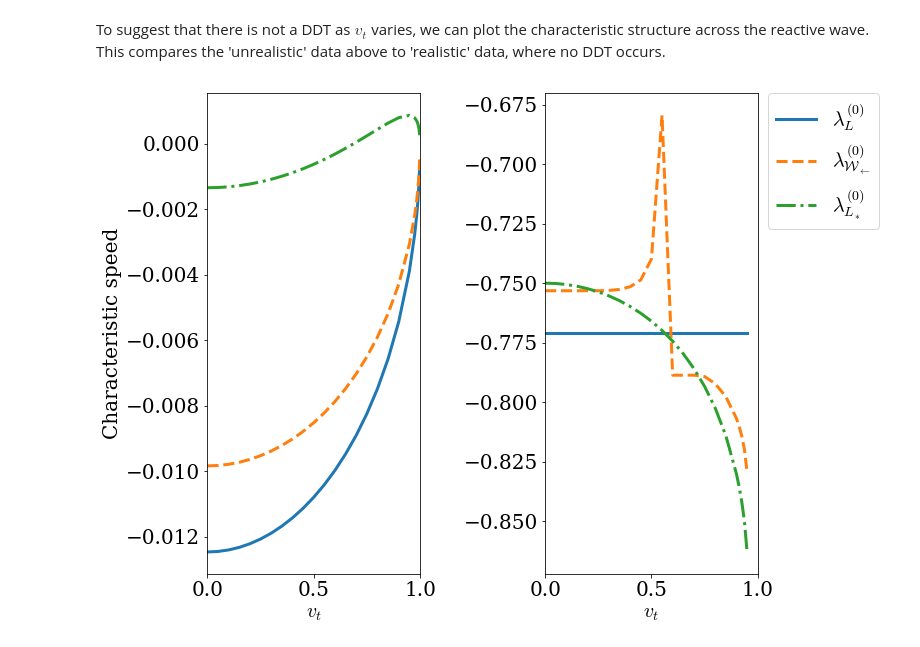
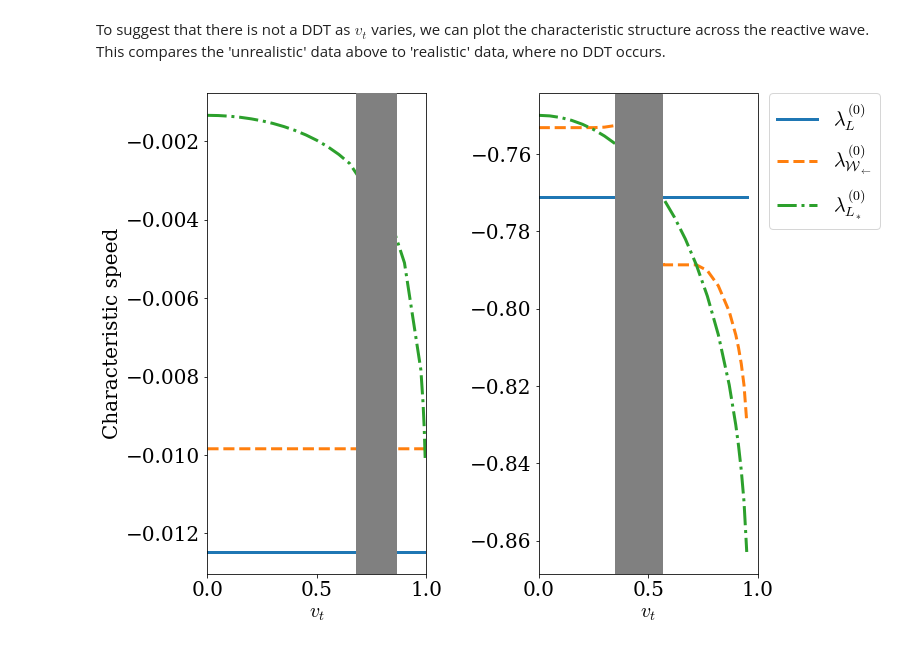
Before and after one commit to harpolea/r3d2, a Jupyter notebook: examples/paper_tangential_velocities.ipynb, the cells around one changed output. Cells and saved outputs as stored; diff of their text form; code cells hidden in the pictures.

Commit message:
Blocked out unphysical regions

```diff
--- a/examples/paper_tangential_velocities.ipynb
+++ b/examples/paper_tangential_velocities.ipynb
@@ -439,25 +439,28 @@ lgd = axs[1].legend(bbox_to_anchor=(1.7, 1), loc=2, borderaxespad=0.)
 # %% [markdown]
 To suggest that there is not a DDT as $v_t$ varies, we can plot the characteristic structure across the reactive wave. This compares the 'unrealistic' data above to 'realistic' data, where no DDT occurs.
 # %%
-vtrs = numpy.concatenate((numpy.arange(0, 1, 0.05), [0.975, 0.985, 0.99, 0.995, 0.999]))
+# unphysical between 0.68 < vt < 0.85
+vtrs = numpy.concatenate((numpy.arange(0, 0.68, 0.05), numpy.arange(0.85, 0.95, 0.05), [0.975, 0.985, 0.99, 0.995]))
 q = 1e-5
 gamma = 5./3.
 
 eos = eos_defns.eos_gamma_law(gamma)
-eos_reactive = eos_defns.eos_gamma_law_react(gamma, q, 1e-5, 1e-4, eos)
+eos_reactive = eos_defns.eos_gamma_law_react(gamma, q, 1e-4, 1, eos)
 wavespeeds_no_ddt = numpy.zeros((len(vtrs), 3))
 
 for n, vt in enumerate(vtrs):
 
-    U_burnt = State(0.1, 0, 0, 1.5e-4, eos)
-    U_reactive = State(1.0, 0, vt, 1.5e-4, eos_reactive)
+    U_reactive = State(1.0, 0, 0, 1.5e-4, eos_reactive)
+    U_burnt = State(0.1, 0, vt, 1.5e-4, eos)
 
     rp = RiemannProblem(U_reactive, U_burnt)
     wavespeeds_no_ddt[n, 0] = rp.waves[0].q_l.wavespeed(0)
     wavespeeds_no_ddt[n, 1] = rp.waves[0].wavespeed[0]
     wavespeeds_no_ddt[n, 2] = rp.waves[0].q_r.wavespeed(0)
 
-vtrs2 = numpy.concatenate((numpy.arange(0, 0.9, 0.05), [0.9, 0.9125, 0.925, 0.9375, 0.95]))
+
+# unphysical between 0.40 < vt < 0.57
+vtrs2 = numpy.concatenate((numpy.arange(0, 0.4, 0.05), numpy.arange(0.57,0.9, 0.05), [0.9, 0.9125, 0.925, 0.9375, 0.95]))
 q = 0.01
 eos = eos_defns.eos_gamma_law(gamma)
 eos_reactive = eos_defns.eos_gamma_law_react(gamma, q, 1.0, 1.0, eos)
@@ -472,31 +475,36 @@ for n, vt in enumerate(vtrs2):
     wavespeeds_ddt[n, 0] = rp.waves[0].q_l.wavespeed(0)
     wavespeeds_ddt[n, 1] = rp.waves[0].wavespeed[0]
     wavespeeds_ddt[n, 2] = rp.waves[0].q_r.wavespeed(0)
 
 fig, axs = pyplot.subplots(1,2)
 
 axs[0].plot(vtrs, wavespeeds_no_ddt[:, 0],
             lstyles[0], linewidth=3, label=r"$\lambda^{(0)}_L$")
 axs[0].plot(vtrs, wavespeeds_no_ddt[:, 1],
             lstyles[1], linewidth=3, label=r"$\lambda^{(0)}_{{\cal W}_L}$")
 axs[0].plot(vtrs, wavespeeds_no_ddt[:, 2],
             lstyles[2], linewidth=3, label=r"$\lambda^{(0)}_{L_*}$")
 axs[0].set_xlabel(r"$v_t$")
 axs[0].set_ylabel("Characteristic speed")
 axs[0].set_xlim(0, 1)
 
+rect = patches.Rectangle((0.68,axs[0].get_ylim()[0]), 0.18, axs[0].get_ylim()[1]-axs[0].get_ylim()[0], color='grey', zorder=10)
+axs[0].add_patch(rect)
+
 axs[1].plot(vtrs2, wavespeeds_ddt[:, 0],
             lstyles[0], linewidth=3, label=r"$\lambda^{(0)}_L$")
 axs[1].plot(vtrs2, wavespeeds_ddt[:, 1],
             lstyles[1], linewidth=3, label=r"$\lambda^{(0)}_{{\cal W}_\leftarrow}$")
 axs[1].plot(vtrs2, wavespeeds_ddt[:, 2],
             lstyles[2], linewidth=3, label=r"$\lambda^{(0)}_{L_*}$")
 axs[1].set_xlabel(r"$v_t$")
 axs[1].set_xlim(0, 1)
 
+rect = patches.Rectangle((0.35, axs[1].get_ylim()[0]), 0.215, axs[1].get_ylim()[1]-axs[1].get_ylim()[0], color='grey', zorder=10)
+axs[1].add_patch(rect)
 
 fig.tight_layout()
 lgd = axs[1].legend(bbox_to_anchor=(1.05, 1), loc=2, borderaxespad=0.)
 fig.savefig('vt_char_ns_ocean.pdf', bbox_extra_artists=(lgd,), bbox_inches='tight')
 # %% [output]
-[figure, old version]
+[figure, new version]
```
Also changed, not shown: parts of 1 cell of this notebook, 1 other file.
